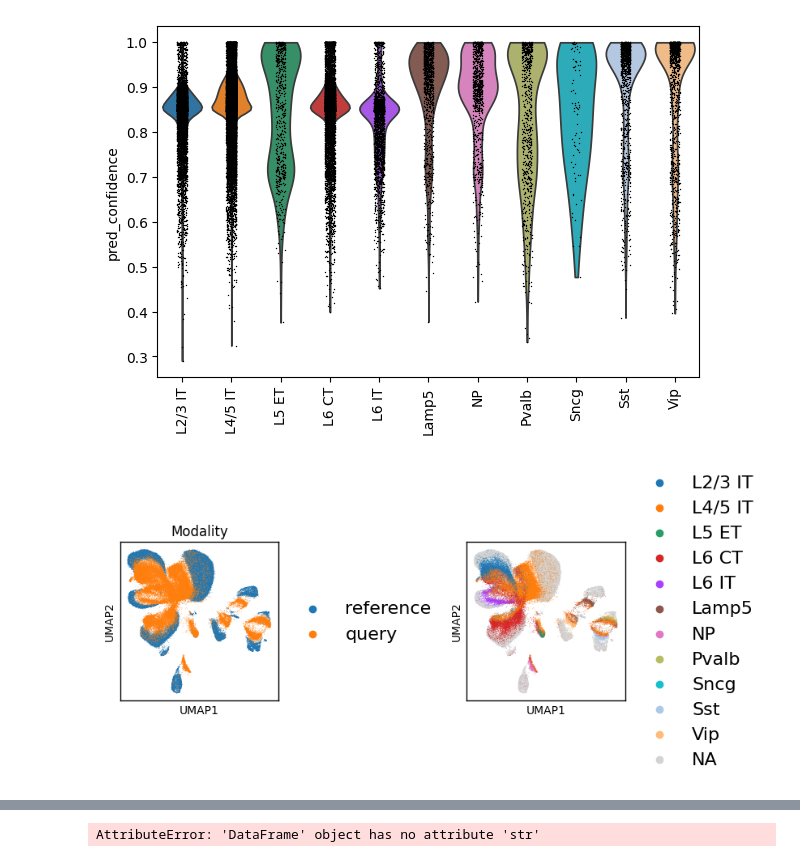
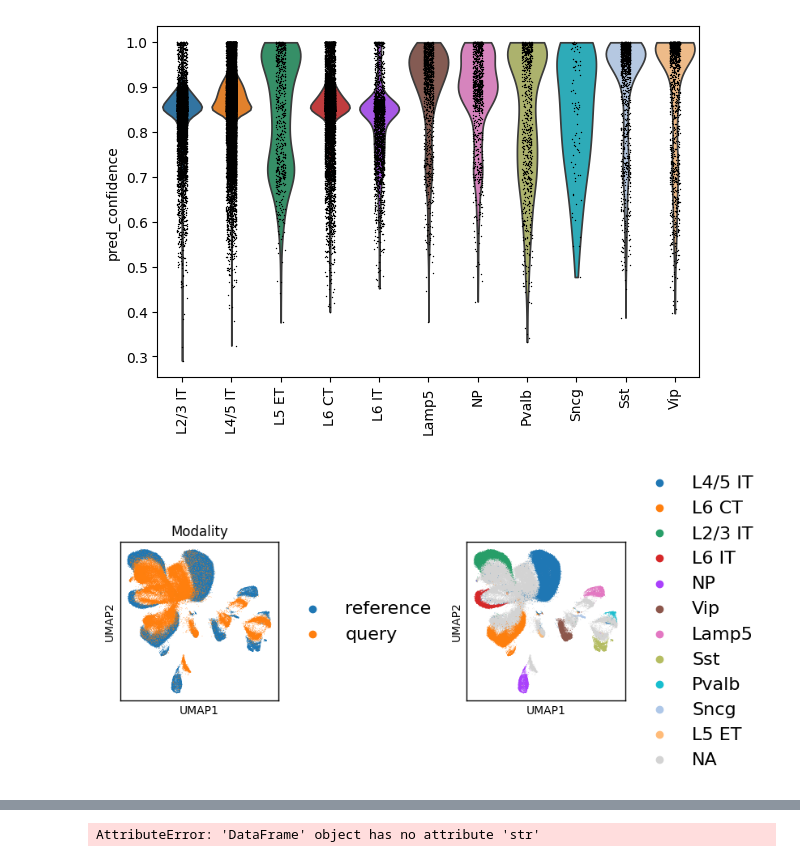
Before and after one commit to haihuilab/scbiot, a Jupyter notebook: examples/unpaired_Yao-2021_integration.ipynb, the cells around one changed output, grey strips where cells are left out. Saved outputs shown, nothing was run; the diff lists cells and outputs as text; code cells hidden in the pictures.

```diff
--- a/examples/unpaired_Yao-2021_integration.ipynb
+++ b/examples/unpaired_Yao-2021_integration.ipynb
@@ -72,7 +70,7 @@ AnnData object with n_obs × n_vars = 69727 × 27123
     var: 'gene_ids', 'feature_types', 'genome', 'chrom', 'chromStart', 'chromEnd', 'name', 'score', 'strand', 'thickStart', 'thickEnd', 'itemRgb', 'blockCount', 'blockSizes', 'blockStarts', 'gene_type ...
     uns: 'hvg'
 # %%
-adata_ga.X = adata_ga.layers['ga_smooth']
+# adata_ga.X = adata_ga.layers['ga_smooth']
 # %%
 adata_gex.obs["cell_type"] = adata_gex.obs["cell_type"]
 adata_ga.obs["cell_type"] = "Unknown"
@@ -171,32 +169,32 @@ def force_border(ax):
 methods = ["X_pca_shared_aligned"]
 
 ncols = 2 * len(methods)
 fig, axes = plt.subplots(1, ncols, figsize=(4.2*ncols, 4.2), squeeze=False)
 axes = axes[0]
 
 for i, method in enumerate(methods):
     basis = f"X_umap_{method}"
     axL, axR = axes[2*i], axes[2*i+1]
 
     sc.pl.embedding(
         adata, basis="umap", color="modality",
         frameon=True, ax=axL, show=False,
         legend_loc="right margin", legend_fontsize=16, title='Modality'
     )
     axL.set_box_aspect(1)
     axL.set_xlabel("UMAP1"); axL.set_ylabel("UMAP2")
     force_border(axL)
 
     sc.pl.embedding(
-        adata, basis="umap", color="pred_cell_type", # "scBIOT_celltype", #"cell_type",
+        adata, basis="umap", color="cell_type", # "scBIOT_celltype", #"cell_type",
         frameon=True, ax=axR, show=False,
         legend_loc="right margin", legend_fontsize=16, title=""
     )
     axR.set_box_aspect(1)
     axR.set_xlabel("UMAP1"); axR.set_ylabel("UMAP2")
     force_border(axR)
 
 plt.tight_layout()
 # fig.savefig(f"{cwd}_batch_and_leiden_per_embedding.pdf", dpi=300, transparent=True)
 # %% [output]
-[figure, old version]
+[figure, new version]
```
Also changed, not shown: parts of 3 cells of this notebook, 3 other files.
